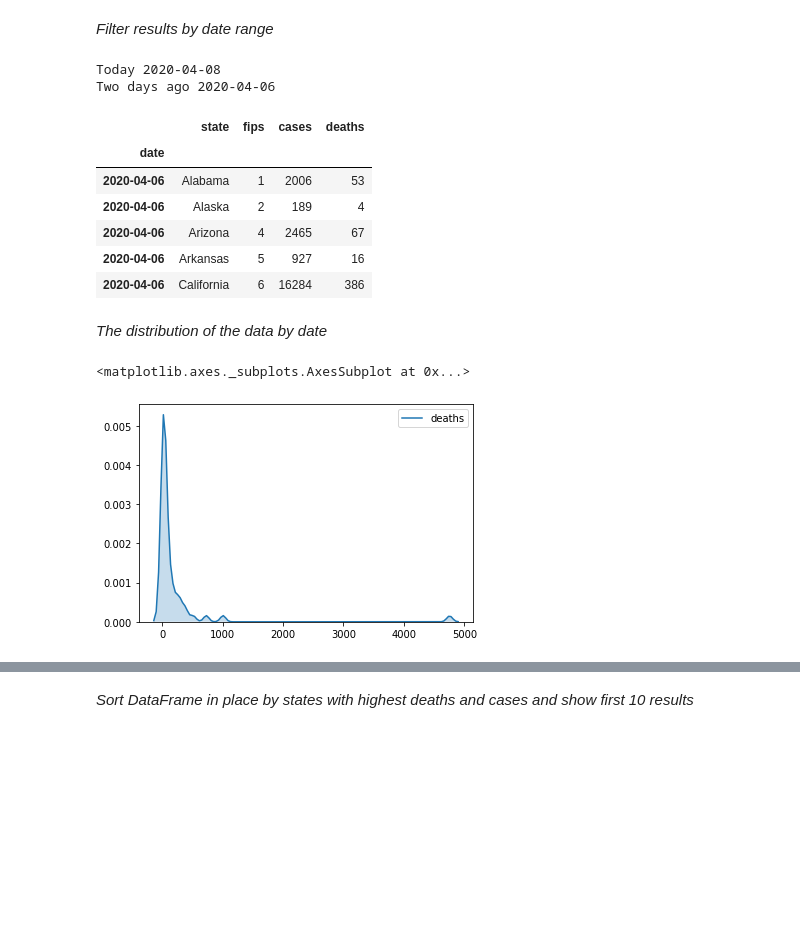
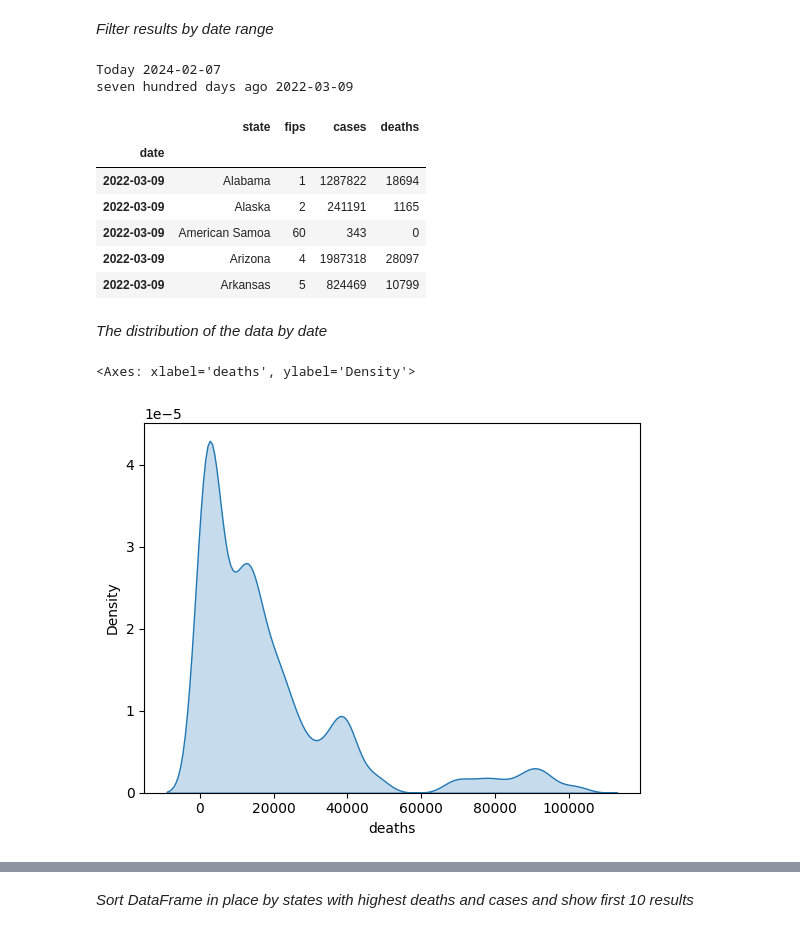
Before and after one commit to Chinemelu4/Covid19-Analysis-Project, a Jupyter notebook: Covid19_data_science_project.ipynb, the cells around one changed output, grey strips where cells are left out. Saved outputs shown, nothing was run; the diff lists cells and outputs as text; code cells hidden in the pictures; blank space fills up the shorter version.

```diff
--- a/Covid19_data_science_project.ipynb
+++ b/Covid19_data_science_project.ipynb
@@ -90,26 +90,26 @@ DatetimeIndex(['2020-01-21', '2020-01-22', '2020-01-23', '2020-01-24',
 # %%
 from datetime import date, timedelta
 today = date.today()
-daybefore = today - timedelta(days = 2)
+daybefore = today - timedelta(days = 700)
 print(f"Today {today}")
-print(f"Two days ago {daybefore}")
+print(f"seven hundred days ago {daybefore}")
 # %% [output]
-Today 2020-04-08
-Two days ago 2020-04-06
+Today 2024-02-07
+seven hundred days ago 2022-03-09
 # %%
 df.loc[daybefore:today].head()
 # %% [output]
 |  | state | fips | cases | deaths |
 | date |  |  |  |  |
-| 2020-04-06 | Alabama | 1 | 2006 | 53 |
-| 2020-04-06 | Alaska | 2 | 189 | 4 |
-| 2020-04-06 | Arizona | 4 | 2465 | 67 |
-| 2020-04-06 | Arkansas | 5 | 927 | 16 |
-| 2020-04-06 | California | 6 | 16284 | 386 |
+| 2022-03-09 | Alabama | 1 | 1287822 | 18694 |
+| 2022-03-09 | Alaska | 2 | 241191 | 1165 |
+| 2022-03-09 | American Samoa | 60 | 343 | 0 |
+| 2022-03-09 | Arizona | 4 | 1987318 | 28097 |
+| 2022-03-09 | Arkansas | 5 | 824469 | 10799 |
 # %% [markdown]
 *The distribution of the data by date*
 # %%
-sns.kdeplot(df.loc[daybefore:today]["deaths"], shade=True)
+sns.kdeplot(df.loc[daybefore:today]["deaths"], fill=True)
 # %% [output]
-<matplotlib.axes._subplots.AxesSubplot at 0x...>
+<Axes: xlabel='deaths', ylabel='Density'>
-[figure, old version]
+[figure, new version]
```
Also changed, not shown: parts of 19 cells of this notebook.
